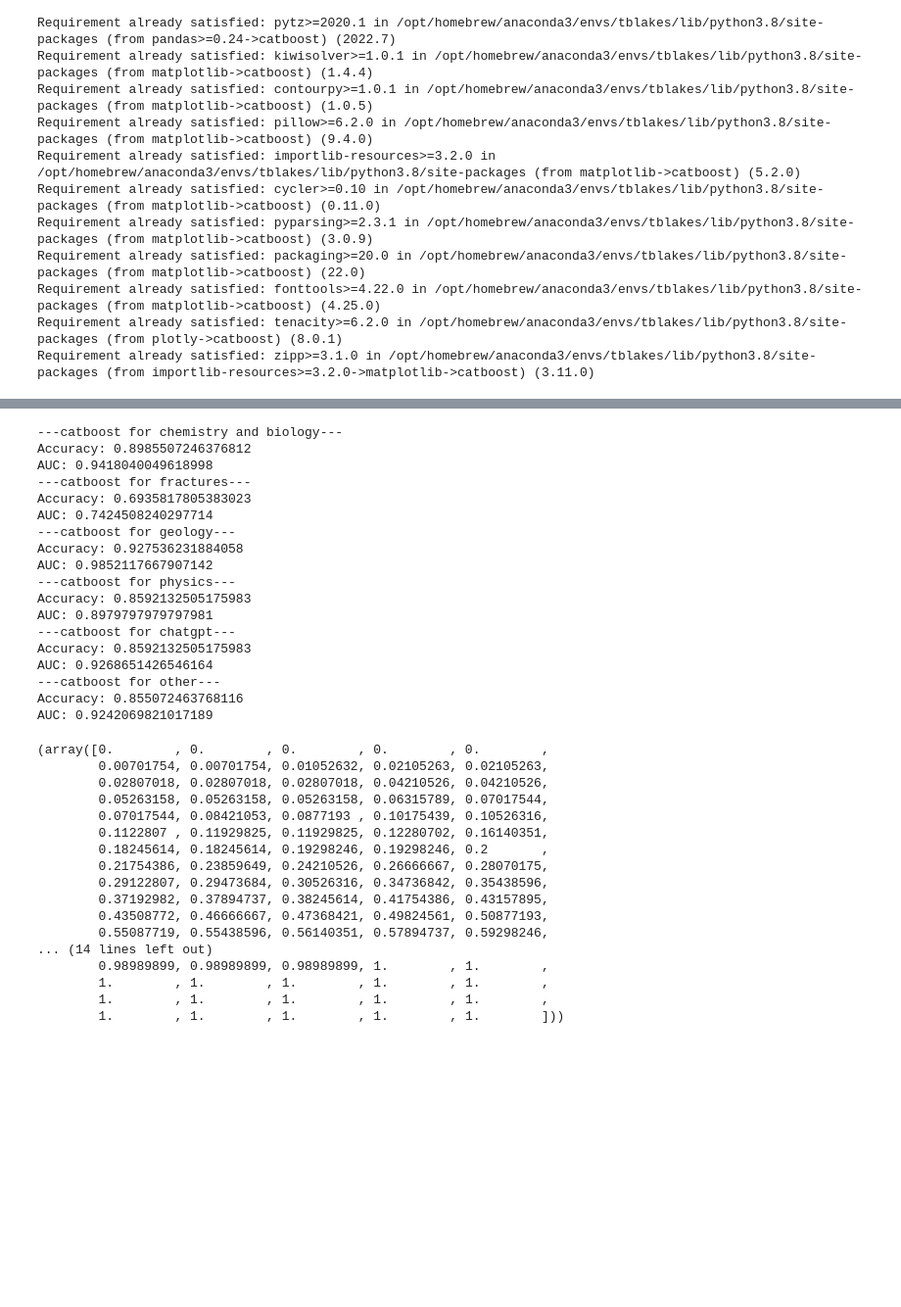
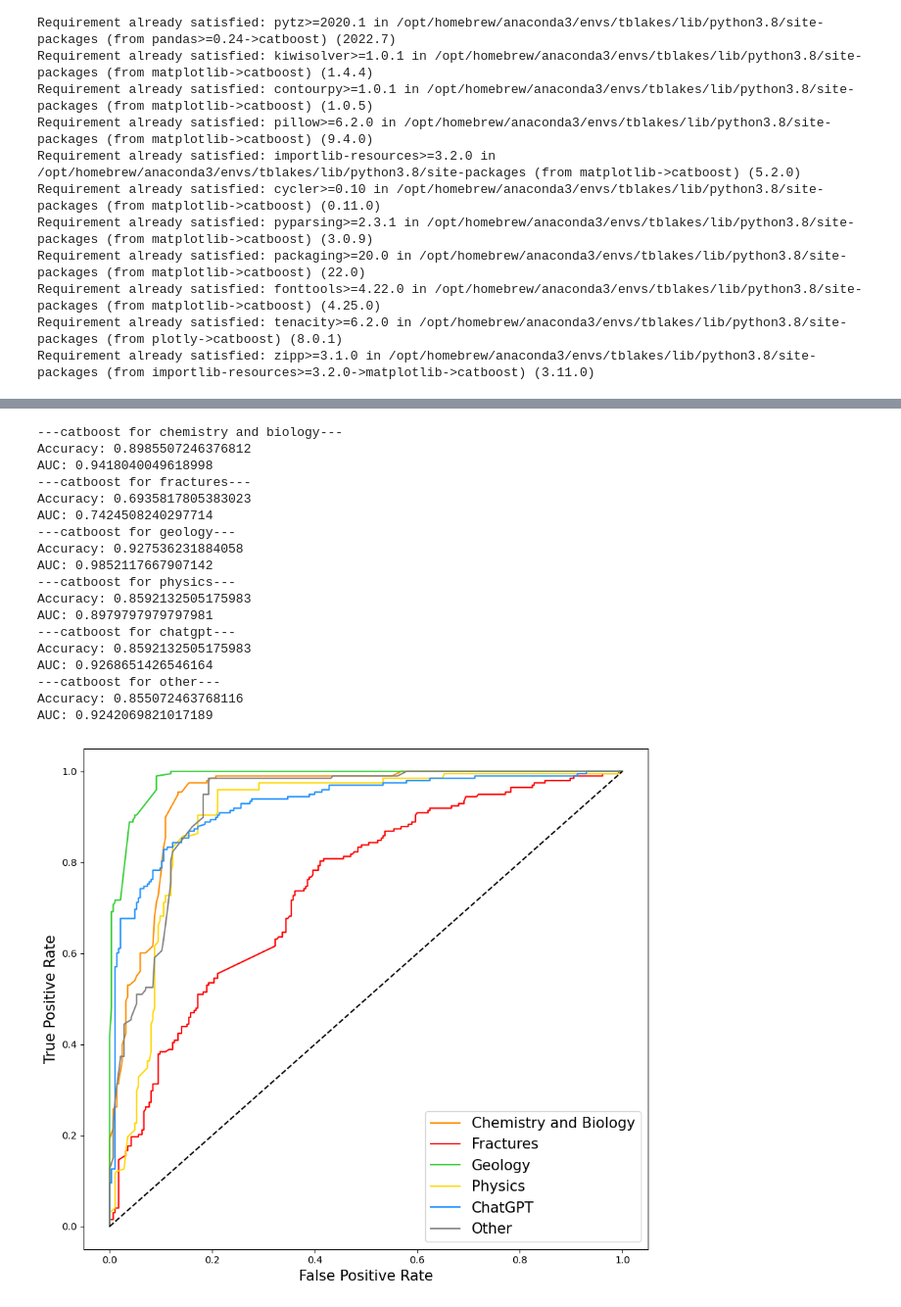
Before and after one commit to SerpRateAI/AI-pipeline-boreholes, a Jupyter notebook: paper-figures.ipynb, the cells around one changed output, grey strips where cells are left out. Shown at 98% size. Cells and saved outputs as stored; diff of their text form; code cells hidden in the pictures; blank space fills up the shorter version.

Commit message:
added roc curves

```diff
--- a/paper-figures.ipynb
+++ b/paper-figures.ipynb
@@ -336,7 +336,7 @@ def meow(df, X_cols, Y_col):
     roc_auc = metrics.auc(fpr, tpr)
     print('AUC:', roc_auc)
 
-    return fpr, tpr
+    return {'fpr':fpr, 'tpr':tpr}
 # %%
 X = df.drop(columns_dont_use, axis=1)
 meow(df=df, X_cols=X.columns, Y_col='Alteration_dummies_>90%')
@@ -409,7 +409,7 @@ chemistry_biology = ['Cell abundance (cells/g)','LOI wt%',
  '100*Fe(III)/FeT',
 ]
 print('---catboost for chemistry and biology---')
-meow(df=df, X_cols=chemistry_biology, Y_col='Alteration_dummies_>90%')
+cb = meow(df=df, X_cols=chemistry_biology, Y_col='Alteration_dummies_>90%')
 
 fractures = ['% of fractures',
  'PnS2_sum',
@@ -425,7 +425,7 @@ fractures = ['% of fractures',
  'FnP4_sum',
  'FnP6V_sum',]
 print('---catboost for fractures---')
-meow(df=df, X_cols=fractures, Y_col='Alteration_dummies_>90%')
+frac = meow(df=df, X_cols=fractures, Y_col='Alteration_dummies_>90%')
 
 geology = ['UNIT_TYPE_Dunite',
  'UNIT_TYPE_Fault rock',
@@ -447,13 +447,13 @@ geology = ['UNIT_TYPE_Dunite',
  'GRAINSIZE2_Medium grained',
  'GRAINSIZE2_Pegmatitic',]
 print('---catboost for geology---')
-meow(df=df, X_cols=geology, Y_col='Alteration_dummies_>90%')
+geo = meow(df=df, X_cols=geology, Y_col='Alteration_dummies_>90%')
 
 physics = ['Mean dry electrical Resistivity (ohmm)',
  'Bulk density (g/cm³)',
  'AMS bulk susceptibility',]
 print('---catboost for physics---')
-meow(df=df, X_cols=physics, Y_col='Alteration_dummies_>90%')
+phys = meow(df=df, X_cols=physics, Y_col='Alteration_dummies_>90%')
 
 chatgpt = [ 'Veins',
  'Serpentine vein',
@@ -508,7 +508,7 @@ chatgpt = [ 'Veins',
  'Dark green',
  'Dunitic zone',]
 print('---catboost for chatgpt---')
-meow(df=df, X_cols=chatgpt, Y_col='Alteration_dummies_>90%')
+gpt = meow(df=df, X_cols=chatgpt, Y_col='Alteration_dummies_>90%')
 
 
 other = ['Vrecal',
@@ -523,7 +523,7 @@ other = ['Vrecal',
  'Blueness',
  'Y (luminance)']
 print('---catboost for other---')
-meow(df=df, X_cols=other, Y_col='Alteration_dummies_>90%')
+oth = meow(df=df, X_cols=other, Y_col='Alteration_dummies_>90%')
 # %% [output]
 ---catboost for chemistry and biology---
 Accuracy: 0.8985507246376812
@@ -543,20 +543,21 @@ AUC: 0.9268651426546164
 ---catboost for other---
 Accuracy: 0.855072463768116
 AUC: 0.9242069821017189
-(array([0.        , 0.        , 0.        , 0.        , 0.        ,
-        0.00701754, 0.00701754, 0.01052632, 0.02105263, 0.02105263,
-        0.02807018, 0.02807018, 0.02807018, 0.04210526, 0.04210526,
-        0.05263158, 0.05263158, 0.05263158, 0.06315789, 0.07017544,
-        0.07017544, 0.08421053, 0.0877193 , 0.10175439, 0.10526316,
-        0.1122807 , 0.11929825, 0.11929825, 0.12280702, 0.16140351,
-        0.18245614, 0.18245614, 0.19298246, 0.19298246, 0.2       ,
-        0.21754386, 0.23859649, 0.24210526, 0.26666667, 0.28070175,
-        0.29122807, 0.29473684, 0.30526316, 0.34736842, 0.35438596,
-        0.37192982, 0.37894737, 0.38245614, 0.41754386, 0.43157895,
-        0.43508772, 0.46666667, 0.47368421, 0.49824561, 0.50877193,
-        0.55087719, 0.55438596, 0.56140351, 0.57894737, 0.59298246,
-... (14 lines left out)
-        0.98989899, 0.98989899, 0.98989899, 1.        , 1.        ,
-        1.        , 1.        , 1.        , 1.        , 1.        ,
-        1.        , 1.        , 1.        , 1.        , 1.        ,
-        1.        , 1.        , 1.        , 1.        , 1.        ]))
+# %%
+fig, ax = plt.subplots(figsize=(9, 8))
+
+ax.plot(cb['fpr'], cb['tpr'], label='Chemistry and Biology', color='darkorange')
+ax.plot(frac['fpr'], frac['tpr'], color='red', label='Fractures')
+ax.plot(geo['fpr'], geo['tpr'], color='limegreen', label='Geology')
+ax.plot(phys['fpr'], phys['tpr'], color='gold', label='Physics')
+ax.plot(gpt['fpr'], gpt['tpr'], color='dodgerblue', label='ChatGPT')
+ax.plot(oth['fpr'], oth['tpr'], color='grey', label='Other')
+ax.plot((0, 1), (0, 1), linestyle='--', color='black')
+
+ax.legend(fontsize=15)
+ax.set_ylabel('True Positive Rate', fontsize=15)
+ax.set_xlabel('False Positive Rate', fontsize=15)
+fig.tight_layout()
+fig.savefig('roc.pdf', bbox_inches='tight')
+# %% [output]
+[figure, added]
```
Also changed, not shown: parts of 1 cell of this notebook, 1 other file.
